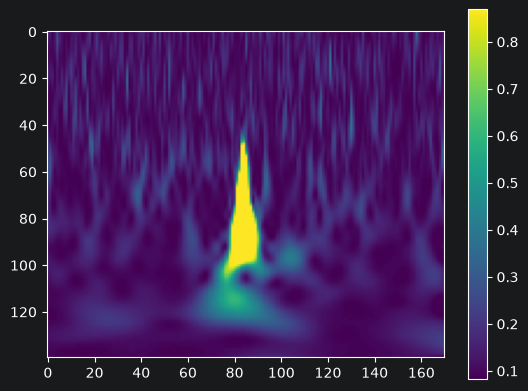
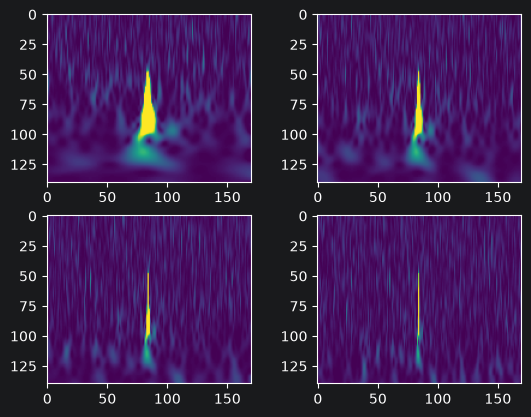
The change to this notebook cell's code, shown as a diff; its figure went from the first image to the second:
--- before
+++ after
@@ -1,7 +1,14 @@
-image = d[:] # into numpy array same shape
-image = image.squeeze() # (140, 170)
+fig, axs = plt.subplots(2, 2)
+images = []
+for duration in [0.5, 1.0, 2.0, 4.0]:
+    dset = train_data['Blip']['train']['017BiNepgE'][f'{duration}.png']
+    image = dset[:] # into numpy array
+    image = image.squeeze() # (140, 170)
+    images.append(image)
 
-plt.imshow(image, cmap='viridis')
-plt.colorbar()
+axs[0, 0].imshow(images[0], cmap='viridis')
+axs[0, 1].imshow(images[1], cmap='viridis')
+axs[1, 0].imshow(images[2], cmap='viridis')
+axs[1, 1].imshow(images[3], cmap='viridis')
+
 plt.show()
-print(image.min(), image.max())

Commit: viz glitch